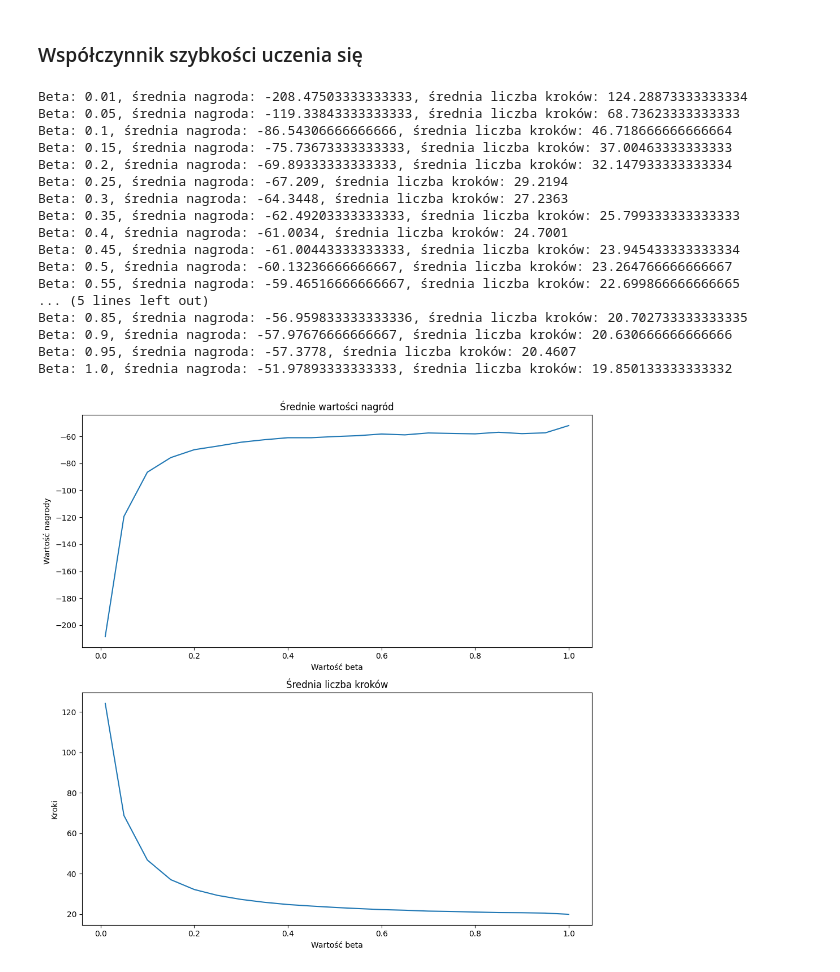
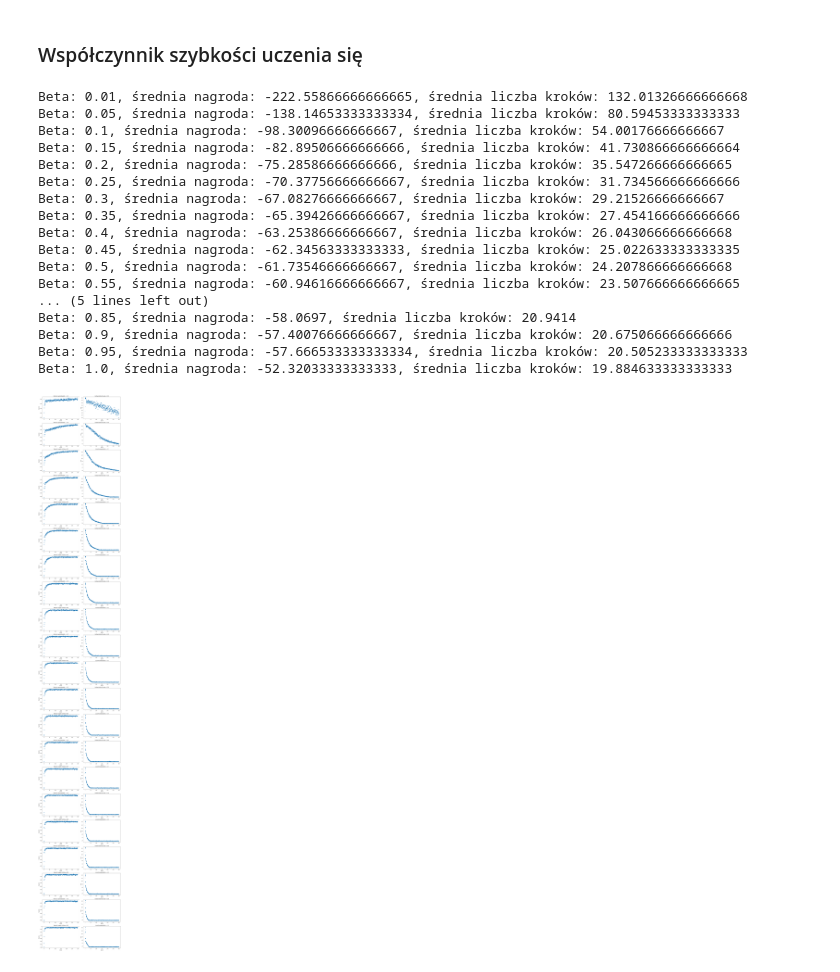
Before and after one commit to maksnowak/cliff-walking, a Jupyter notebook: task5.ipynb, the cells around one changed output. Drawn from its saved outputs; the diff is of its cells as text; code cells hidden in the pictures.

```diff
--- a/task5.ipynb
+++ b/task5.ipynb
@@ -139,50 +189,62 @@ Lambda: 1.0, średnia nagroda: -58.63603333333333, średnia liczba kroków: 22.8
 # %%
 import matplotlib.pyplot as plt
 
 def plot_beta(values):
     rewards = []
     steps = []
+    fig1, ax1 = plt.subplots(21, 2, figsize=(15, 100))
     for beta in values:
         beta_rewards = []
         beta_steps = []
         for _ in range(100):
-            _, r, s = q_learning(env, 300, 0.8, beta, 0.1)
+            _, r, s = q_learning(env, 300, 0.5, beta, 0.1)
             beta_rewards.append(r)
             beta_steps.append(s)
+        avg_episode_rewards = np.mean(beta_rewards, axis=0)
+        avg_episode_steps = np.mean(beta_steps, axis=0)
+        ax1[values.index(beta)][0].scatter(range(len(avg_episode_rewards)), avg_episode_rewards)
+        ax1[values.index(beta)][0].set_xlabel('Epizod')
+        ax1[values.index(beta)][0].set_ylabel('Nagroda')
+        ax1[values.index(beta)][0].set_title(f'Wartości nagród dla beta = {beta}')
+        ax1[values.index(beta)][1].scatter(range(len(avg_episode_steps)), avg_episode_steps)
+        ax1[values.index(beta)][1].set_xlabel('Epizod')
+        ax1[values.index(beta)][1].set_ylabel('Kroki')
+        ax1[values.index(beta)][1].set_title(f'Liczba kroków dla beta = {beta}')
         avg_reward = np.mean(beta_rewards)
         avg_steps = np.mean(beta_steps)
         print(f'Beta: {beta}, średnia nagroda: {avg_reward}, średnia liczba kroków: {avg_steps}')
         rewards.append(avg_reward)
         steps.append(avg_steps)
-    fig, ax = plt.subplots(2, figsize=(10, 10))
-    ax[0].plot(values, rewards)
-    ax[0].set_xlabel('Wartość beta')
-    ax[0].set_ylabel('Wartość nagrody')
-    ax[0].set_title('Średnie wartości nagród')
-    ax[1].plot(values, steps)
-    ax[1].set_xlabel('Wartość beta')
-    ax[1].set_ylabel('Kroki')
-    ax[1].set_title('Średnia liczba kroków')
-    plt.tight_layout()
+    fig1.tight_layout()
+    fig2, ax2 = plt.subplots(2, figsize=(7, 7))
+    ax2[0].plot(values, rewards)
+    ax2[0].set_xlabel('Wartość beta')
+    ax2[0].set_ylabel('Wartość nagrody')
+    ax2[0].set_title('Średnie wartości nagród')
+    ax2[1].plot(values, steps)
+    ax2[1].set_xlabel('Wartość beta')
+    ax2[1].set_ylabel('Kroki')
+    ax2[1].set_title('Średnia liczba kroków')
+    fig2.tight_layout()
     plt.show()
 
 plot_beta([0.01] + [round(0.05 * i, 2) for i in range(1, 21)])
 # %% [output]
-Beta: 0.01, średnia nagroda: -208.47503333333333, średnia liczba kroków: 124.28873333333334
-Beta: 0.05, średnia nagroda: -119.33843333333333, średnia liczba kroków: 68.73623333333333
-Beta: 0.1, średnia nagroda: -86.54306666666666, średnia liczba kroków: 46.718666666666664
-Beta: 0.15, średnia nagroda: -75.73673333333333, średnia liczba kroków: 37.00463333333333
-Beta: 0.2, średnia nagroda: -69.89333333333333, średnia liczba kroków: 32.147933333333334
-Beta: 0.25, średnia nagroda: -67.209, średnia liczba kroków: 29.2194
-Beta: 0.3, średnia nagroda: -64.3448, średnia liczba kroków: 27.2363
-Beta: 0.35, średnia nagroda: -62.49203333333333, średnia liczba kroków: 25.799333333333333
-Beta: 0.4, średnia nagroda: -61.0034, średnia liczba kroków: 24.7001
-Beta: 0.45, średnia nagroda: -61.00443333333333, średnia liczba kroków: 23.945433333333334
-Beta: 0.5, średnia nagroda: -60.13236666666667, średnia liczba kroków: 23.264766666666667
-Beta: 0.55, średnia nagroda: -59.46516666666667, średnia liczba kroków: 22.699866666666665
+Beta: 0.01, średnia nagroda: -222.55866666666665, średnia liczba kroków: 132.01326666666668
+Beta: 0.05, średnia nagroda: -138.14653333333334, średnia liczba kroków: 80.59453333333333
+Beta: 0.1, średnia nagroda: -98.30096666666667, średnia liczba kroków: 54.00176666666667
+Beta: 0.15, średnia nagroda: -82.89506666666666, średnia liczba kroków: 41.730866666666664
+Beta: 0.2, średnia nagroda: -75.28586666666666, średnia liczba kroków: 35.547266666666665
+Beta: 0.25, średnia nagroda: -70.37756666666667, średnia liczba kroków: 31.734566666666666
+Beta: 0.3, średnia nagroda: -67.08276666666667, średnia liczba kroków: 29.21526666666667
+Beta: 0.35, średnia nagroda: -65.39426666666667, średnia liczba kroków: 27.454166666666666
+Beta: 0.4, średnia nagroda: -63.25386666666667, średnia liczba kroków: 26.043066666666668
+Beta: 0.45, średnia nagroda: -62.34563333333333, średnia liczba kroków: 25.022633333333335
+Beta: 0.5, średnia nagroda: -61.73546666666667, średnia liczba kroków: 24.207866666666668
+Beta: 0.55, średnia nagroda: -60.94616666666667, średnia liczba kroków: 23.507666666666665
 ... (5 lines left out)
-Beta: 0.85, średnia nagroda: -56.959833333333336, średnia liczba kroków: 20.702733333333335
-Beta: 0.9, średnia nagroda: -57.97676666666667, średnia liczba kroków: 20.630666666666666
-Beta: 0.95, średnia nagroda: -57.3778, średnia liczba kroków: 20.4607
-Beta: 1.0, średnia nagroda: -51.97893333333333, średnia liczba kroków: 19.850133333333332
+Beta: 0.85, średnia nagroda: -58.0697, średnia liczba kroków: 20.9414
+Beta: 0.9, średnia nagroda: -57.40076666666667, średnia liczba kroków: 20.675066666666666
+Beta: 0.95, średnia nagroda: -57.666533333333334, średnia liczba kroków: 20.505233333333333
+Beta: 1.0, średnia nagroda: -52.32033333333333, średnia liczba kroków: 19.884633333333333
-[figure, old version]
+[figure, new version]
```
Also changed, not shown: parts of 4 cells of this notebook.
